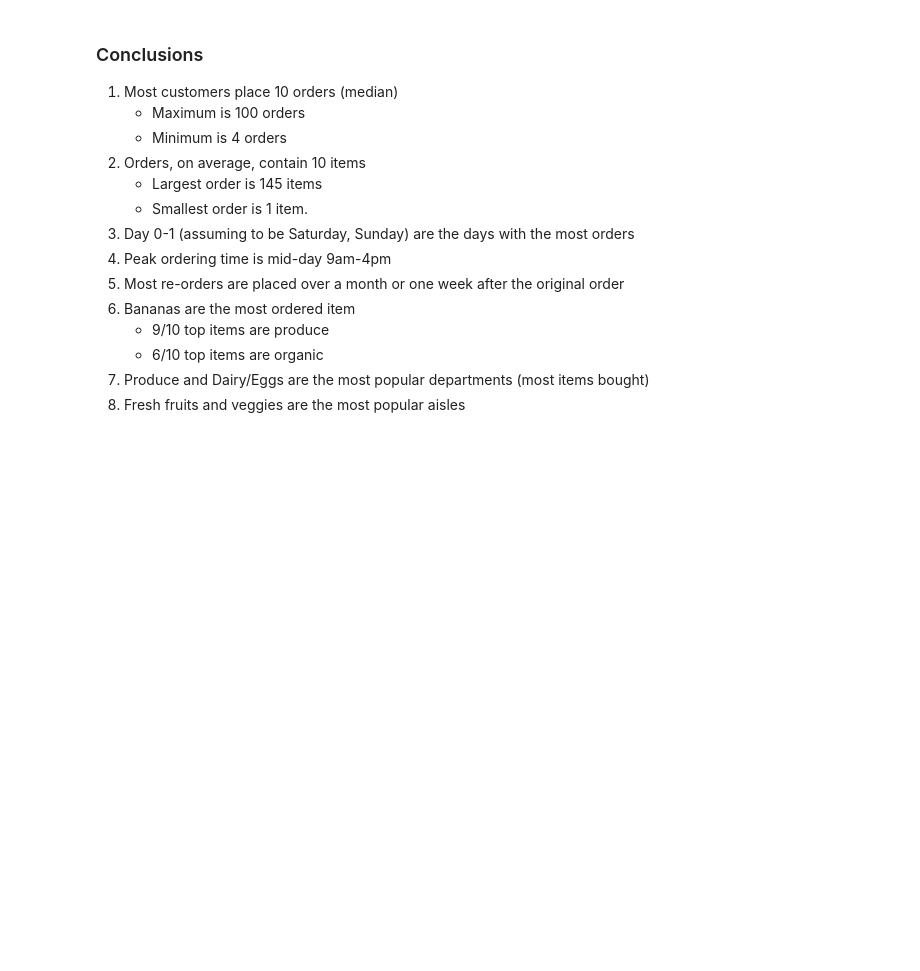
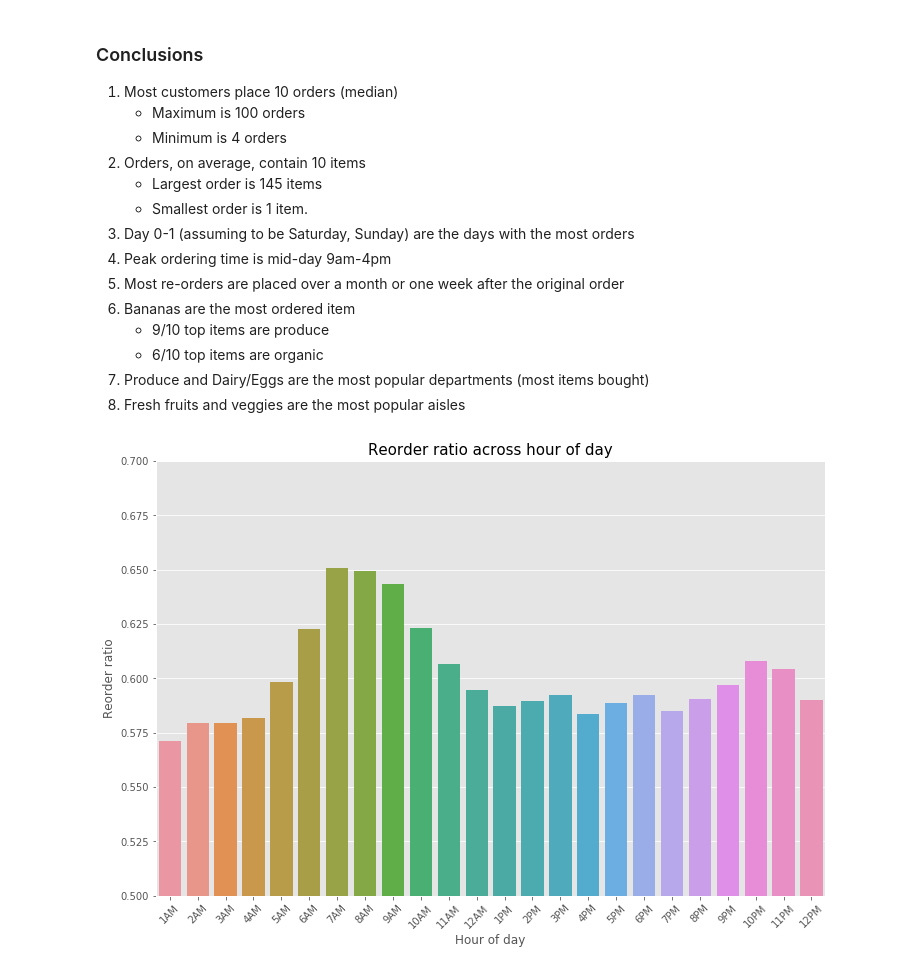
Before and after one commit to Josefa-Sullivan/Instacart, a Jupyter notebook: Zefa/EDA.ipynb, the cells around one changed output. Saved outputs shown, nothing was run; the diff lists cells and outputs as text; code cells hidden in the pictures; blank space fills up the shorter version.

```diff
--- a/Zefa/EDA.ipynb
+++ b/Zefa/EDA.ipynb
@@ -259,3 +282,21 @@ plt.pyplot.xticks(rotation=90)
     - 6/10 top items are organic
 6. Produce and Dairy/Eggs are the most popular departments (most items bought)
 7. Fresh fruits and veggies are the most popular aisles
+# %%
+hour_list = np.arange(1,13)
+am_pm = ['AM','PM']
+time_labels = [str(i)+j for j in am_pm for i in hour_list]
+
+orders_train_df = pd.merge(orders_train, orders, on='order_id', how='left')
+grouped_df = orders_train_df.groupby(["order_hour_of_day"])["reordered"].aggregate("mean").reset_index()
+
+plt.pyplot.figure(figsize=(12,8))
+chart = sns.barplot(grouped_df['order_hour_of_day'].values, grouped_df['reordered'].values)
+plt.pyplot.ylabel('Reorder ratio', fontsize=12)
+plt.pyplot.xlabel('Hour of day', fontsize=12)
+plt.pyplot.title("Reorder ratio across hour of day", fontsize=15)
+chart.set_xticklabels(time_labels, rotation='45')
+plt.pyplot.ylim(0.5, 0.7)
+plt.pyplot.show()
+# %% [output]
+[figure, added]
```
Also changed, not shown: parts of 14 cells of this notebook, 8 other files.
